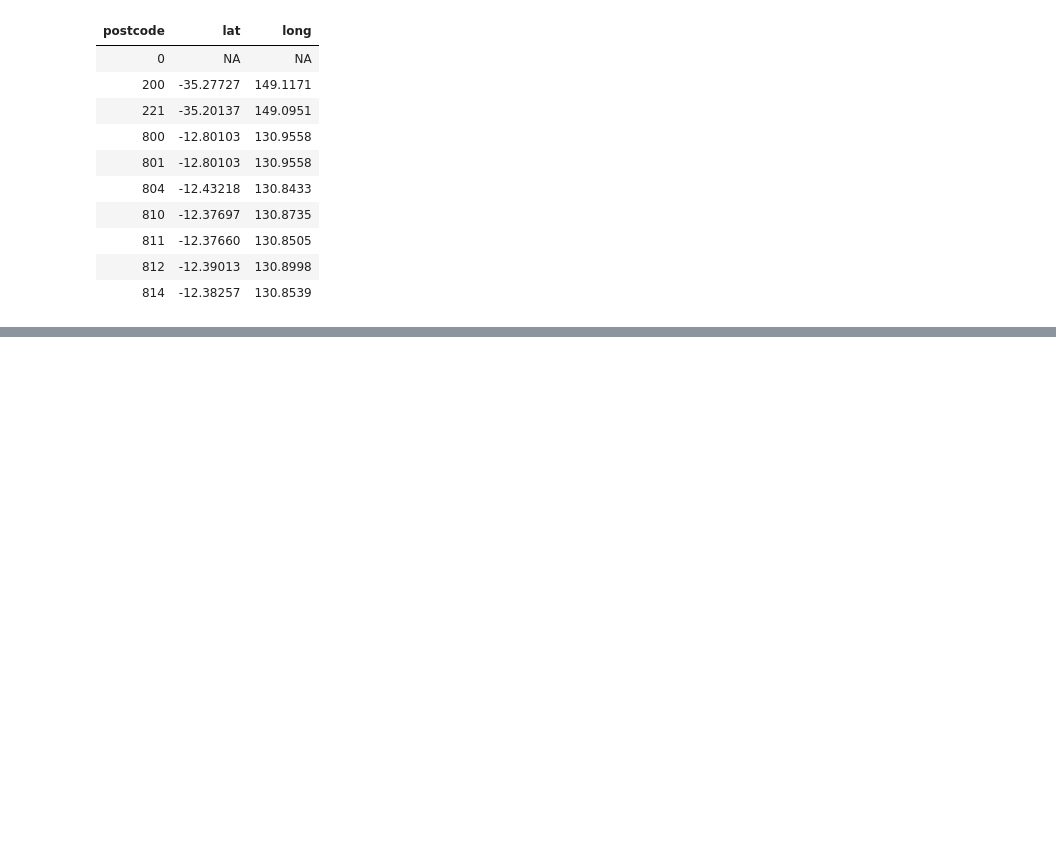
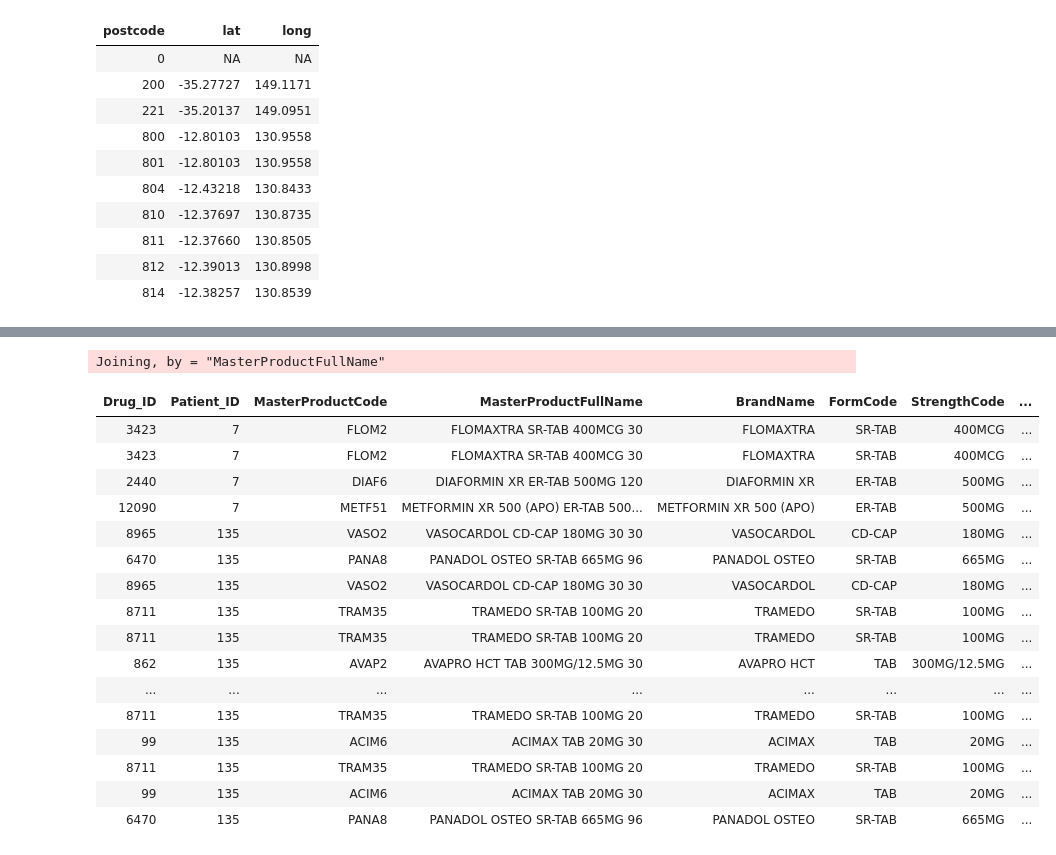
Before and after one commit to smstojanovic/iSel_MelbDatathon2017, a Jupyter notebook: R first look.ipynb, the cells around one changed output, grey strips where cells are left out. Saved outputs shown, nothing was run; the diff lists cells and outputs as text; code cells hidden in the pictures; blank space fills up the shorter version.

```diff
--- a/R first look.ipynb
+++ b/R first look.ipynb
@@ -131,3 +141,26 @@ ERROR: Error in eval(substitute(expr), envir, enclos): 'Drug_ID' column not foun
+# %%
+sample_transactions %>% select(Drug_ID, Patient_ID) %>%
+    left_join(., Drug_LookUp, by = c('Drug_ID'='MasterProductID')) %>%
+    left_join(., ChronicIllness_LookUp) %>% head(60)
+# %% [output]
+Joining, by = "MasterProductFullName"
+| Drug_ID | Patient_ID | MasterProductCode | MasterProductFullName | BrandName | FormCode | StrengthCode | ... |
+| 3423 | 7 | FLOM2 | FLOMAXTRA SR-TAB 400MCG 30 | FLOMAXTRA | SR-TAB | 400MCG | ... |
+| 3423 | 7 | FLOM2 | FLOMAXTRA SR-TAB 400MCG 30 | FLOMAXTRA | SR-TAB | 400MCG | ... |
+| 2440 | 7 | DIAF6 | DIAFORMIN XR ER-TAB 500MG 120 | DIAFORMIN XR | ER-TAB | 500MG | ... |
+| 12090 | 7 | METF51 | METFORMIN XR 500 (APO) ER-TAB 500... | METFORMIN XR 500 (APO) | ER-TAB | 500MG | ... |
+| 8965 | 135 | VASO2 | VASOCARDOL CD-CAP 180MG 30 30 | VASOCARDOL | CD-CAP | 180MG | ... |
+| 6470 | 135 | PANA8 | PANADOL OSTEO SR-TAB 665MG 96 | PANADOL OSTEO | SR-TAB | 665MG | ... |
+| 8965 | 135 | VASO2 | VASOCARDOL CD-CAP 180MG 30 30 | VASOCARDOL | CD-CAP | 180MG | ... |
+| 8711 | 135 | TRAM35 | TRAMEDO SR-TAB 100MG 20 | TRAMEDO | SR-TAB | 100MG | ... |
+| 8711 | 135 | TRAM35 | TRAMEDO SR-TAB 100MG 20 | TRAMEDO | SR-TAB | 100MG | ... |
+| 862 | 135 | AVAP2 | AVAPRO HCT TAB 300MG/12.5MG 30 | AVAPRO HCT | TAB | 300MG/12.5MG | ... |
+| ... | ... | ... | ... | ... | ... | ... | ... |
+| 8711 | 135 | TRAM35 | TRAMEDO SR-TAB 100MG 20 | TRAMEDO | SR-TAB | 100MG | ... |
+| 99 | 135 | ACIM6 | ACIMAX TAB 20MG 30 | ACIMAX | TAB | 20MG | ... |
+| 8711 | 135 | TRAM35 | TRAMEDO SR-TAB 100MG 20 | TRAMEDO | SR-TAB | 100MG | ... |
+| 99 | 135 | ACIM6 | ACIMAX TAB 20MG 30 | ACIMAX | TAB | 20MG | ... |
+| 6470 | 135 | PANA8 | PANADOL OSTEO SR-TAB 665MG 96 | PANADOL OSTEO | SR-TAB | 665MG | ... |
 # %%
 sample_transactions %>%
     left_join(patients, by='Patient_ID') %>%
```
Also changed, not shown: parts of 7 cells of this notebook.
